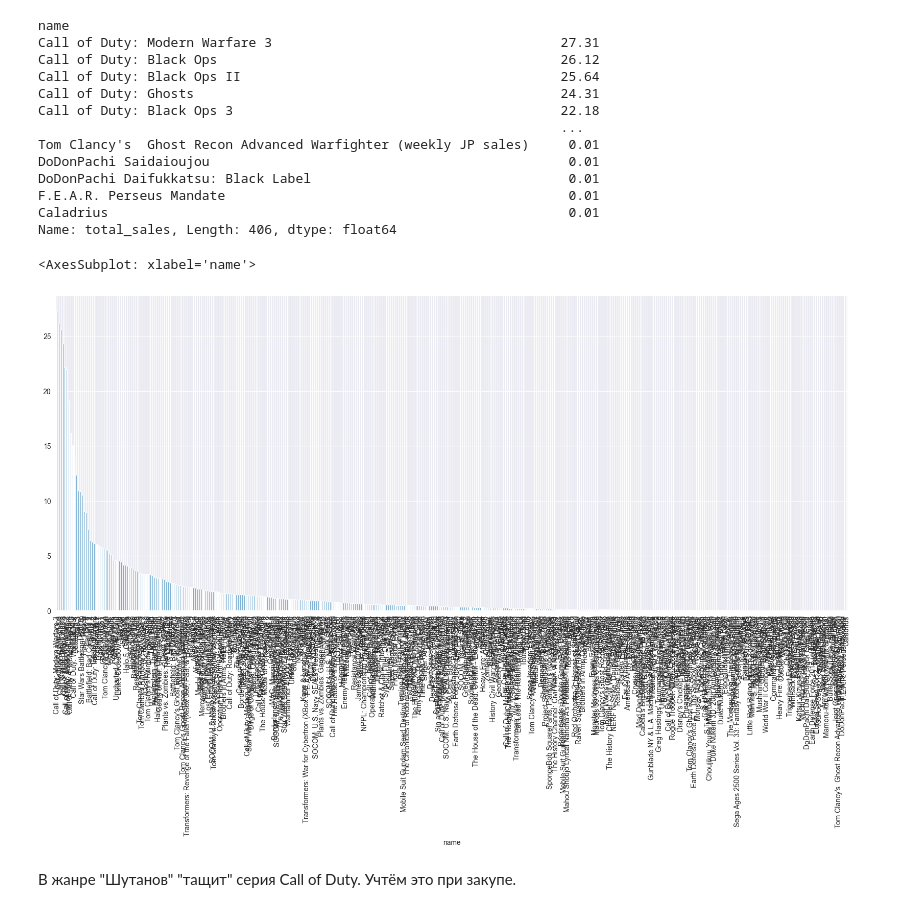
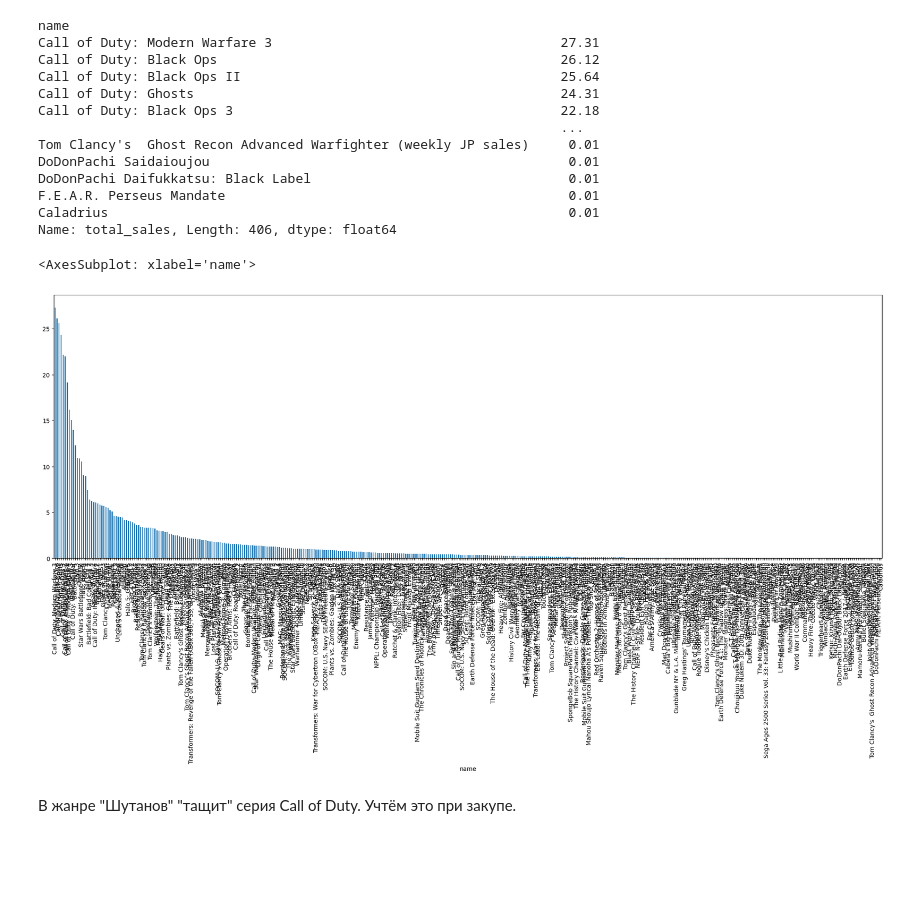
Before and after one commit to Shurick-G/practicum, a Jupyter notebook: prefab_project_1/prefab_project_1.ipynb, the cells around one changed output. Drawn from its saved outputs; the diff is of its cells as text; code cells hidden in the pictures; blank space fills up the shorter version.

```diff
--- a/prefab_project_1/prefab_project_1.ipynb
+++ b/prefab_project_1/prefab_project_1.ipynb
@@ -456,10 +456,10 @@ F.E.A.R. Perseus Mandate                                            0.01
 Caladrius                                                           0.01
 Name: total_sales, Length: 406, dtype: float64
 # %%
-df2[df2['genre'] == 'Shooter'].groupby('name')['total_sales'].sum().sort_values(ascending=False).plot.bar(figsize=(20,8))
+df2[df2['genre'] == 'Shooter'].groupby('name')['total_sales'].sum().sort_values(ascending=False).plot.bar(figsize=(25,8))
 # %% [output]
 <AxesSubplot: xlabel='name'>
-[figure, old version]
+[figure, new version]
 # %% [markdown]
 В жанре "Шутанов" "тащит" серия Call of Duty. Учтём это при закупе.
 # %% [markdown]
```
Also changed, not shown: parts of 30 cells of this notebook.
